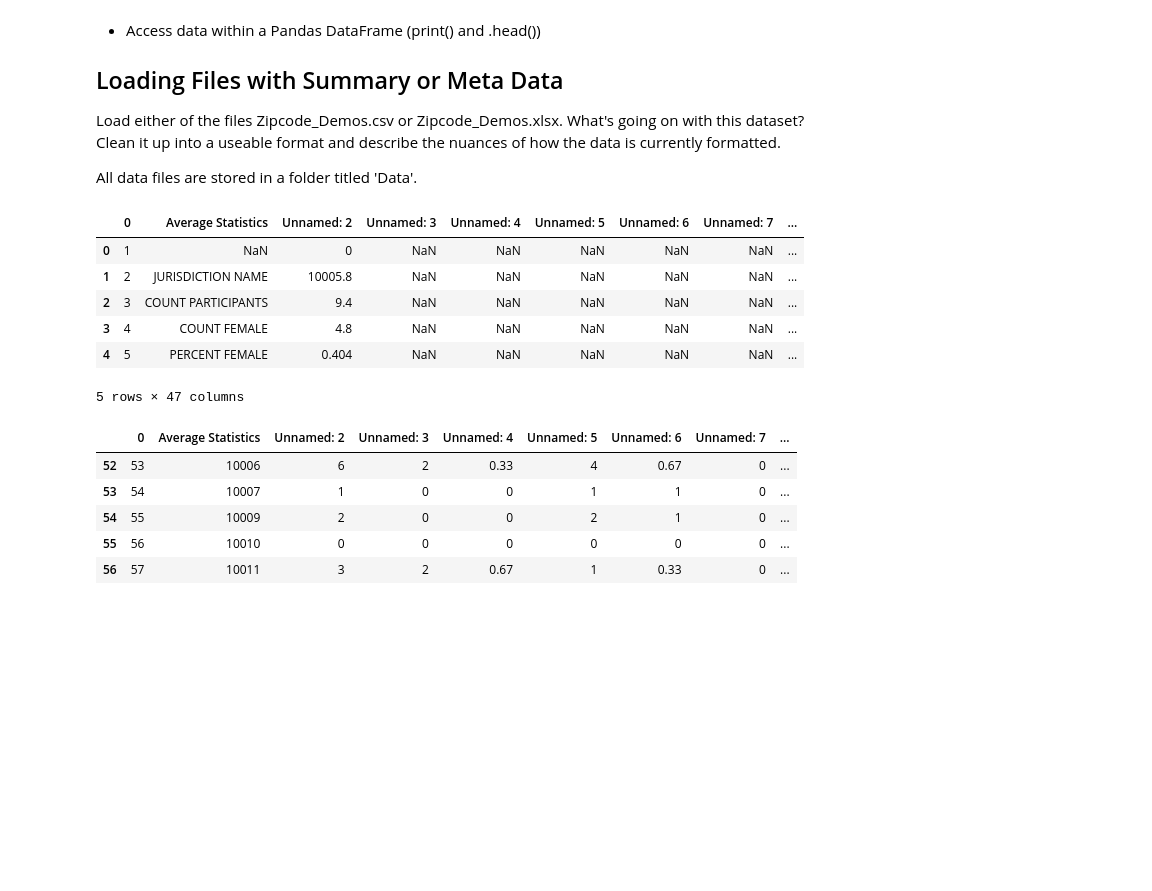
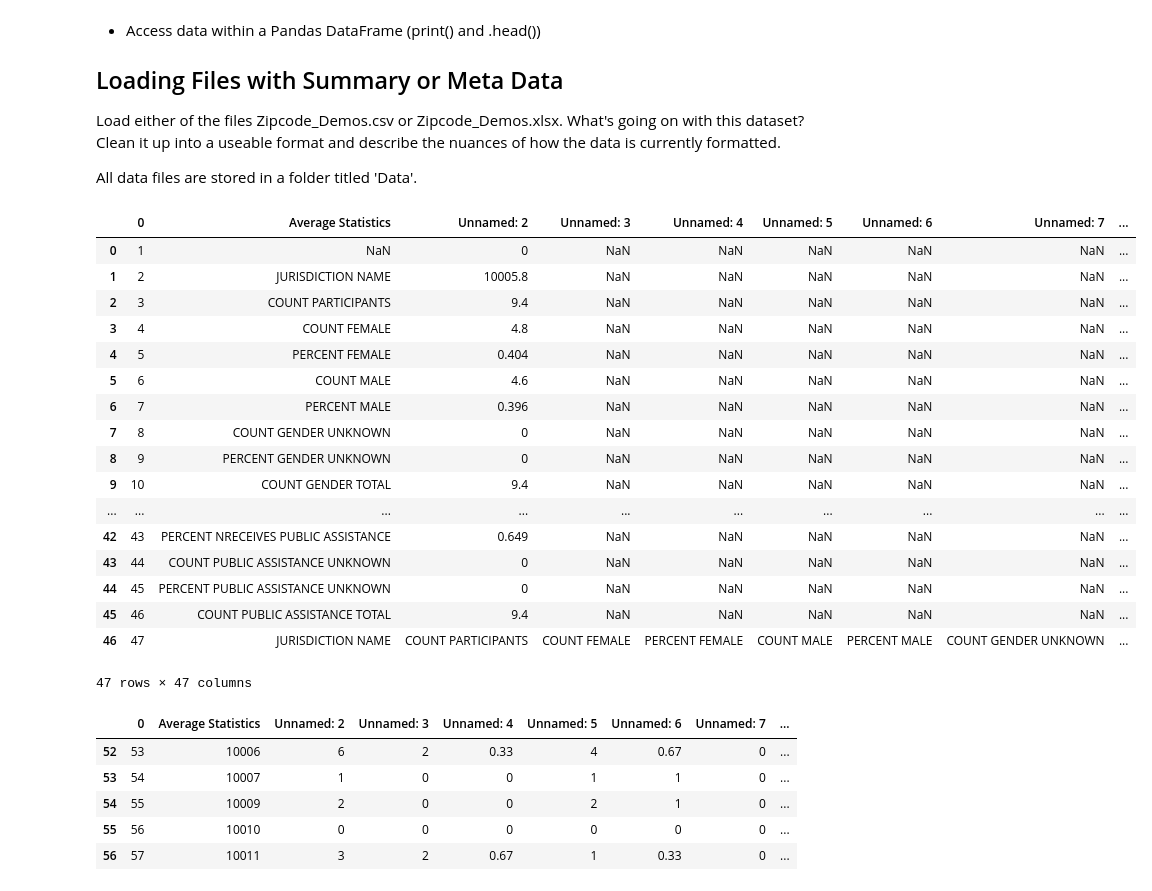
Before and after one commit to kathrinv/dsc-importing-data-using-pandas-lab-nyc-ds-082619, a Jupyter notebook: index.ipynb, the cells around one changed output. Drawn from its saved outputs; the diff is of its cells as text; code cells hidden in the pictures; blank space fills up the shorter version.

```diff
--- a/index.ipynb
+++ b/index.ipynb
@@ -23,15 +23,26 @@ import pandas as pd
 zipcode = pd.read_csv('./Data/Zipcode_Demos.csv')#, usecols=[1,2], skiprows=1)
 # %%
 # Your code here - Perform exploratory data analysis
-zipcode.head()
+zipcode.head(47)
 # %% [output]
 |  | 0 | Average Statistics | Unnamed: 2 | Unnamed: 3 | Unnamed: 4 | Unnamed: 5 | Unnamed: 6 | Unnamed: 7 | ... |
 | 0 | 1 | NaN | 0 | NaN | NaN | NaN | NaN | NaN | ... |
 | 1 | 2 | JURISDICTION NAME | 10005.8 | NaN | NaN | NaN | NaN | NaN | ... |
 | 2 | 3 | COUNT PARTICIPANTS | 9.4 | NaN | NaN | NaN | NaN | NaN | ... |
 | 3 | 4 | COUNT FEMALE | 4.8 | NaN | NaN | NaN | NaN | NaN | ... |
 | 4 | 5 | PERCENT FEMALE | 0.404 | NaN | NaN | NaN | NaN | NaN | ... |
+| 5 | 6 | COUNT MALE | 4.6 | NaN | NaN | NaN | NaN | NaN | ... |
+| 6 | 7 | PERCENT MALE | 0.396 | NaN | NaN | NaN | NaN | NaN | ... |
+| 7 | 8 | COUNT GENDER UNKNOWN | 0 | NaN | NaN | NaN | NaN | NaN | ... |
+| 8 | 9 | PERCENT GENDER UNKNOWN | 0 | NaN | NaN | NaN | NaN | NaN | ... |
+| 9 | 10 | COUNT GENDER TOTAL | 9.4 | NaN | NaN | NaN | NaN | NaN | ... |
+| ... | ... | ... | ... | ... | ... | ... | ... | ... | ... |
+| 42 | 43 | PERCENT NRECEIVES PUBLIC ASSISTANCE | 0.649 | NaN | NaN | NaN | NaN | NaN | ... |
+| 43 | 44 | COUNT PUBLIC ASSISTANCE UNKNOWN | 0 | NaN | NaN | NaN | NaN | NaN | ... |
+| 44 | 45 | PERCENT PUBLIC ASSISTANCE UNKNOWN | 0 | NaN | NaN | NaN | NaN | NaN | ... |
+| 45 | 46 | COUNT PUBLIC ASSISTANCE TOTAL | 9.4 | NaN | NaN | NaN | NaN | NaN | ... |
+| 46 | 47 | JURISDICTION NAME | COUNT PARTICIPANTS | COUNT FEMALE | PERCENT FEMALE | COUNT MALE | PERCENT MALE | COUNT GENDER UNKNOWN | ... |
-5 rows × 47 columns
+47 rows × 47 columns
 # %%
 zipcode.tail()
 # %% [output]
```
